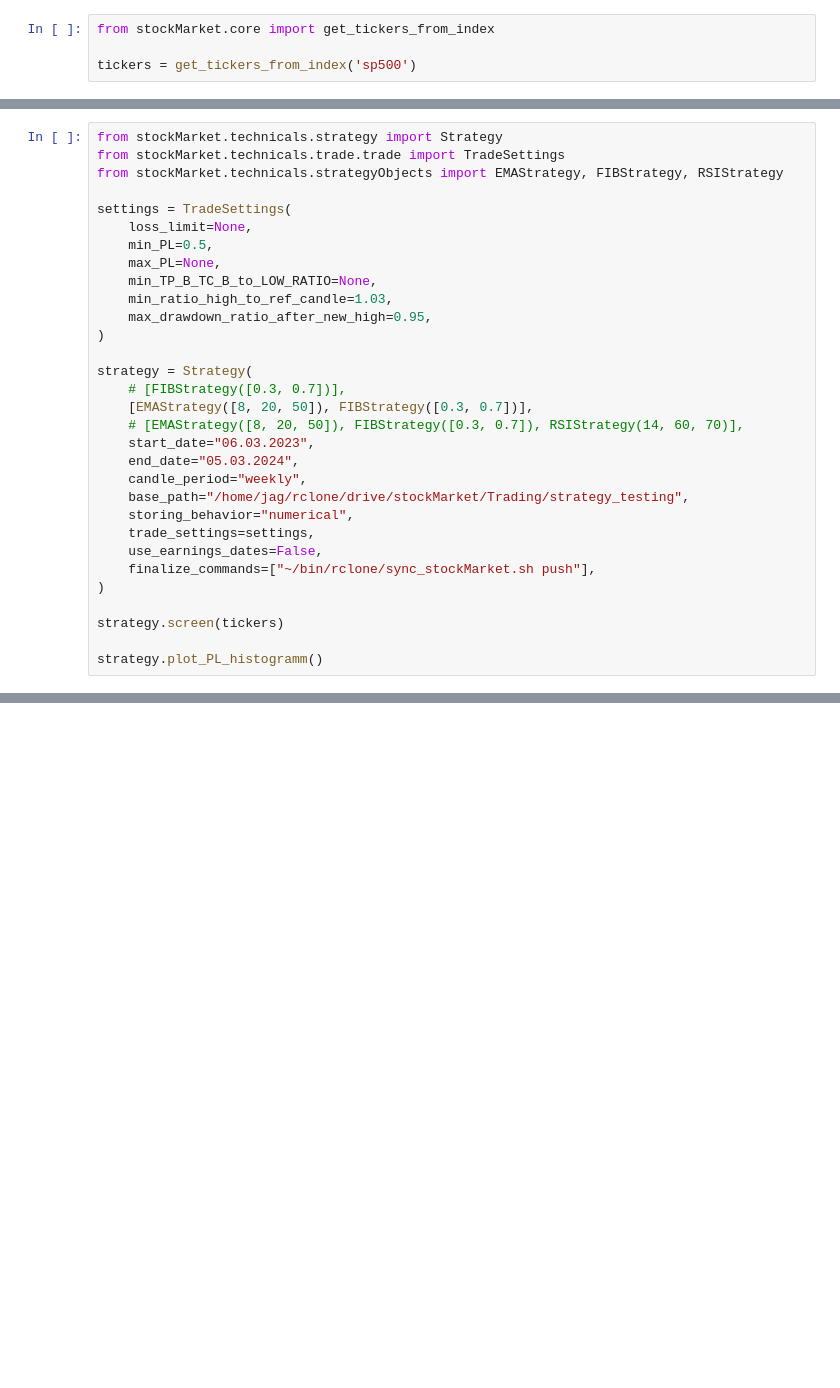
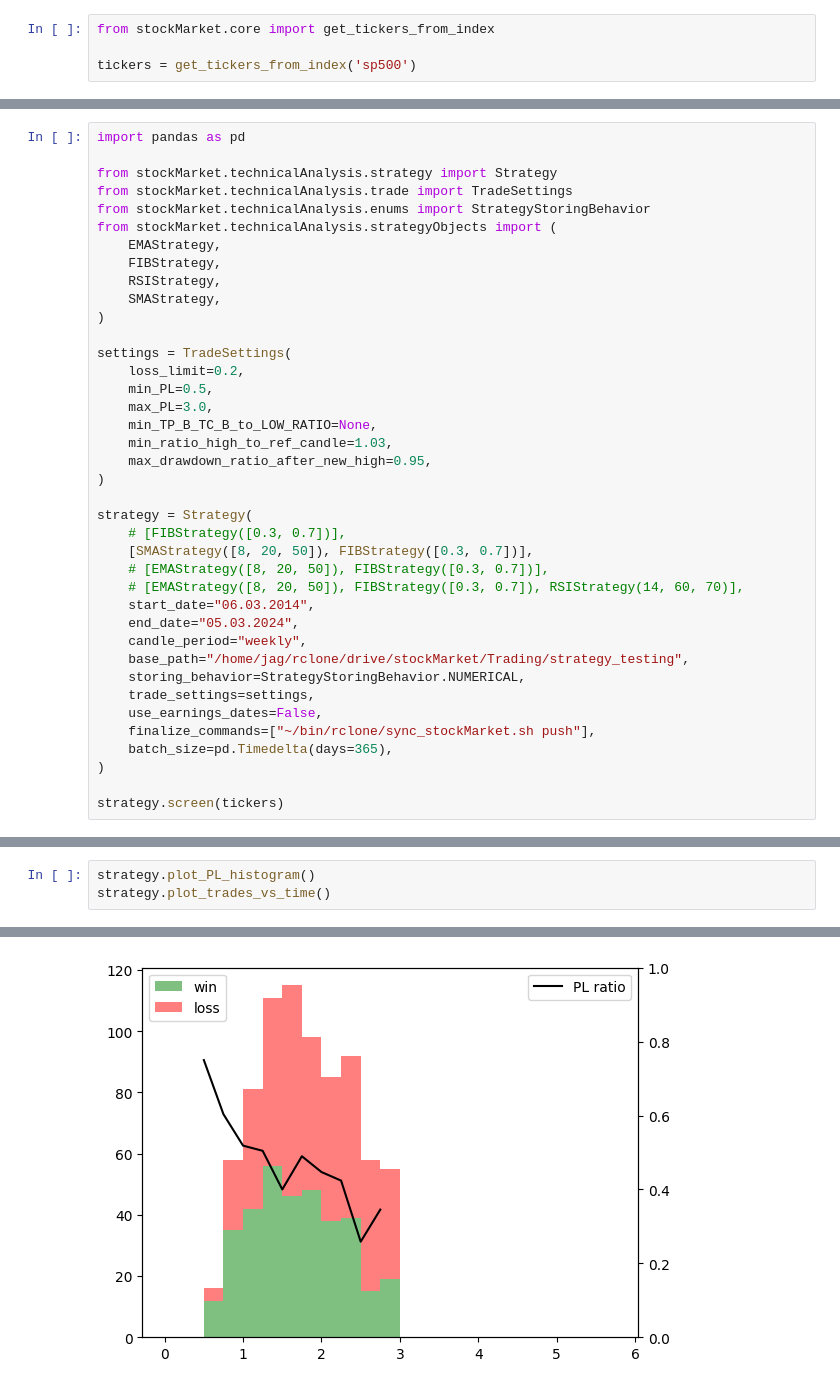
Before and after one commit to 97gamjak/stockMarket, a Jupyter notebook: notebooks/strategy1.ipynb, the cells around one changed output, grey strips where cells are left out. Drawn from its saved outputs; the diff is of its cells as text; blank space fills up the shorter version.

Commit message:
added batch possibility and a lot of refactoring

```diff
--- a/notebooks/strategy1.ipynb
+++ b/notebooks/strategy1.ipynb
@@ -19,14 +21,22 @@ TradeStatus.write_description_to_file("/home/jag/rclone/drive/stockMarket/Tradin
 
 TradeSettings.write_description_to_file("/home/jag/rclone/drive/stockMarket/Trading/strategy_testing/trade_settings_description.txt")
 # %%
-from stockMarket.technicals.strategy import Strategy
-from stockMarket.technicals.trade.trade import TradeSettings
-from stockMarket.technicals.strategyObjects import EMAStrategy, FIBStrategy, RSIStrategy
+import pandas as pd
+
+from stockMarket.technicalAnalysis.strategy import Strategy
+from stockMarket.technicalAnalysis.trade import TradeSettings
+from stockMarket.technicalAnalysis.enums import StrategyStoringBehavior
+from stockMarket.technicalAnalysis.strategyObjects import (
+    EMAStrategy,
+    FIBStrategy,
+    RSIStrategy,
+    SMAStrategy,
+)
 
 settings = TradeSettings(
-    loss_limit=None,
+    loss_limit=0.2,
     min_PL=0.5,
-    max_PL=None,
+    max_PL=3.0,
     min_TP_B_TC_B_to_LOW_RATIO=None,
     min_ratio_high_to_ref_candle=1.03,
     max_drawdown_ratio_after_new_high=0.95,
@@ -34,19 +44,19 @@ settings = TradeSettings(
 
 strategy = Strategy(
     # [FIBStrategy([0.3, 0.7])],
-    [EMAStrategy([8, 20, 50]), FIBStrategy([0.3, 0.7])],
+    [SMAStrategy([8, 20, 50]), FIBStrategy([0.3, 0.7])],
+    # [EMAStrategy([8, 20, 50]), FIBStrategy([0.3, 0.7])],
     # [EMAStrategy([8, 20, 50]), FIBStrategy([0.3, 0.7]), RSIStrategy(14, 60, 70)],
-    start_date="06.03.2023",
+    start_date="06.03.2014",
     end_date="05.03.2024",
     candle_period="weekly",
     base_path="/home/jag/rclone/drive/stockMarket/Trading/strategy_testing",
-    storing_behavior="numerical",
+    storing_behavior=StrategyStoringBehavior.NUMERICAL,
     trade_settings=settings,
     use_earnings_dates=False,
     finalize_commands=["~/bin/rclone/sync_stockMarket.sh push"],
+    batch_size=pd.Timedelta(days=365),
 )
 
 strategy.screen(tickers)
-
-strategy.plot_PL_histogramm()
 # %% [output]
@@ -53,0 +82,4 @@ strategy.plot_PL_histogramm()
+# %%
+strategy.plot_PL_histogram()
+strategy.plot_trades_vs_time()
+# %% [output]
@@ -53,0 +103 @@ strategy.plot_PL_histogramm()
+[figure, added]
```
Also changed, not shown: parts of 3 cells of this notebook, 32 other files.
